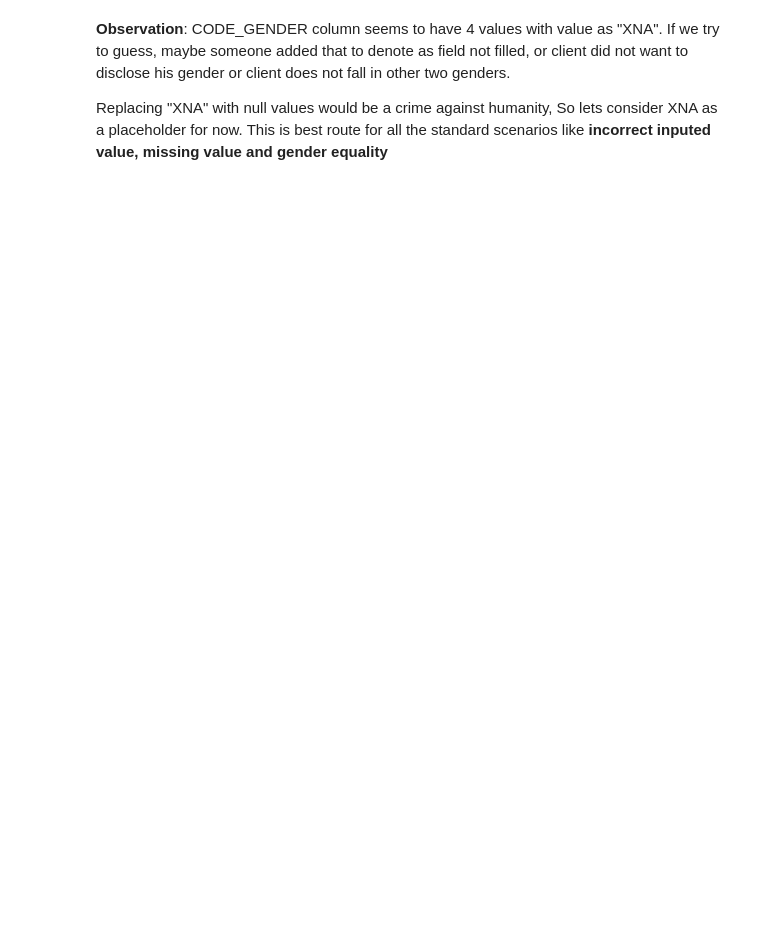
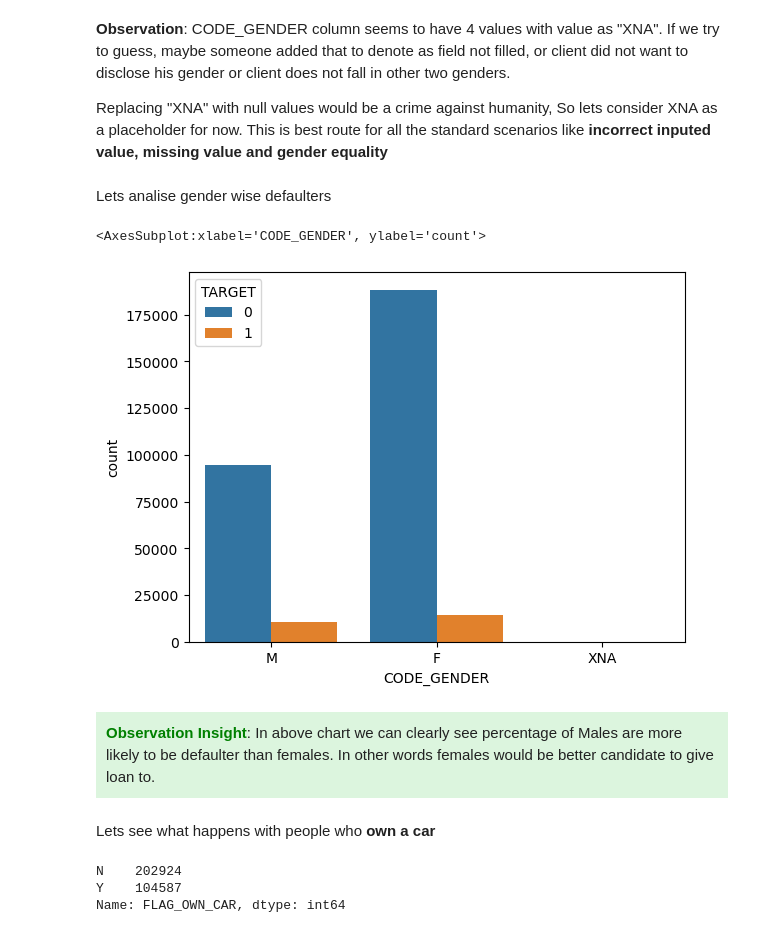
Before and after one commit to vinaychutake/bank_loan_risk_analysis, a Jupyter notebook: credit_eda_assignment.ipynb, the cells around one changed output. Cells and saved outputs as stored; diff of their text form; code cells hidden in the pictures; blank space fills up the shorter version.

Commit message:
application data analysis, prev-data cleanup done

```diff
--- a/credit_eda_assignment.ipynb
+++ b/credit_eda_assignment.ipynb
@@ -740,3 +757,20 @@ Name: CODE_GENDER, dtype: int64
 # %% [markdown]
 <p><b>Observation</b>: CODE_GENDER column seems to have 4 values with value as "XNA". If we try to guess, maybe someone added that to denote as field not filled, or client did not want to disclose his gender or client does not fall in other two genders.</p>
 <p>Replacing "XNA" with null values would be a crime against humanity, So lets consider XNA as a placeholder for now. This is best route for all the standard scenarios like <b>incorrect inputed value, missing value and gender equality</b></p>
+# %% [markdown]
+Lets analise gender wise defaulters
+# %%
+sns.countplot(data = app_df, x = "CODE_GENDER", hue = "TARGET")
+# %% [output]
+<AxesSubplot:xlabel='CODE_GENDER', ylabel='count'>
+[figure, added]
+# %% [markdown]
+<div style="background-color: #dcf5de; padding: 10px"><b style="color: green">Observation Insight</b>: In above chart we can clearly see percentage of Males are more likely to be defaulter than females. In other words females would be better candidate to give loan to.</div>
+# %% [markdown]
+Lets see what happens with people who <b>own a car</b>
+# %%
+app_df.FLAG_OWN_CAR.value_counts()
+# %% [output]
+N    202924
+Y    104587
+Name: FLAG_OWN_CAR, dtype: int64
```
Also changed, not shown: parts of 104 cells of this notebook.
